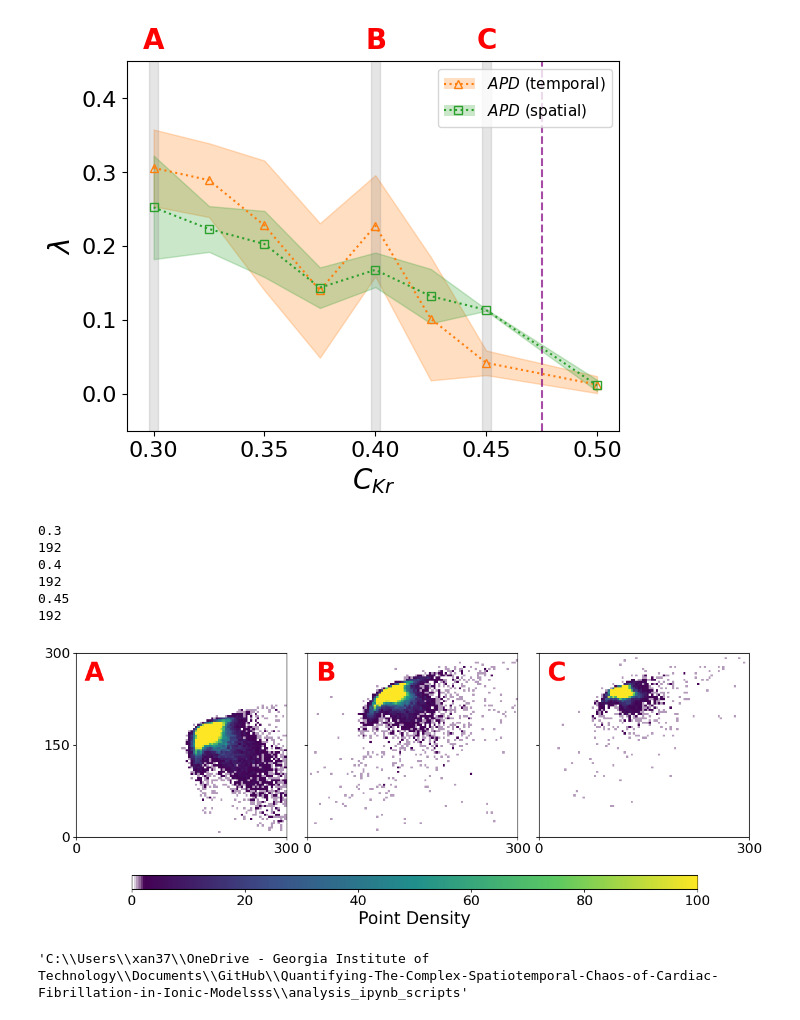
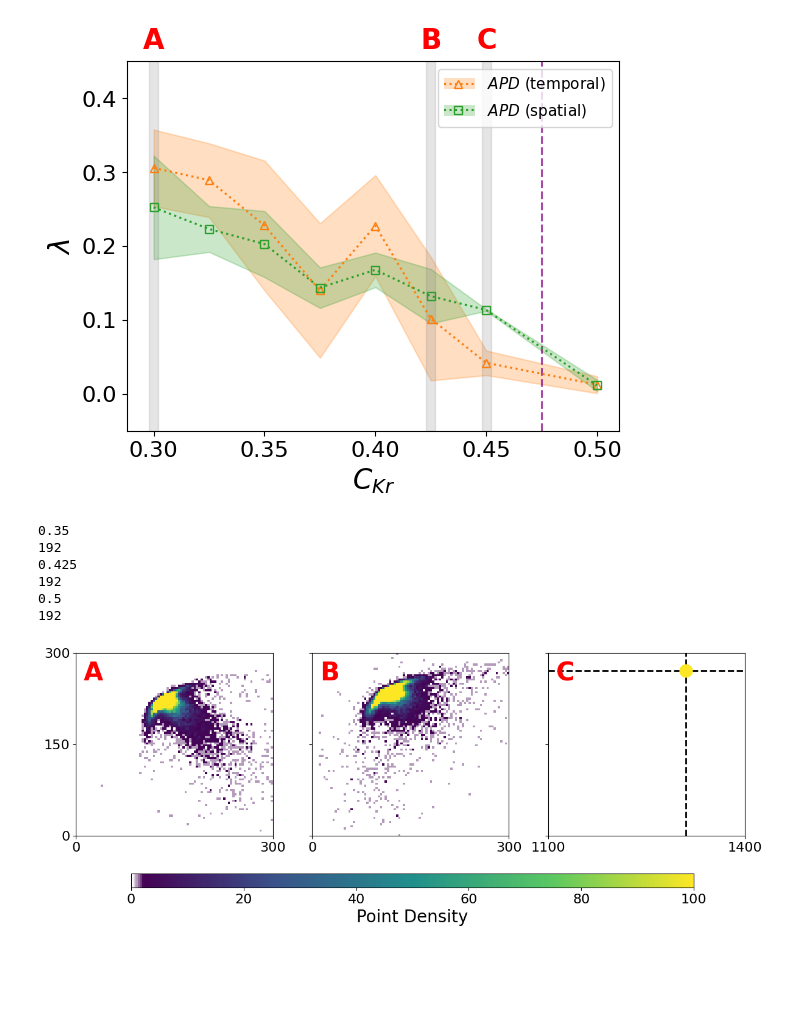
Before and after one commit to William-XiaodongAn/Quantifying-The-Complex-Spatiotemporal-Chaos-of-Cardiac-Fibrillation-in-Ionic-Models, a Jupyter notebook: analysis_ipynb_scripts/ovvr_plot.ipynb, the cells around one changed output. Cells and saved outputs as stored; diff of their text form; code cells hidden in the pictures; blank space fills up the shorter version.

```diff
--- a/analysis_ipynb_scripts/ovvr_plot.ipynb
+++ b/analysis_ipynb_scripts/ovvr_plot.ipynb
@@ -1060,7 +1141,7 @@ y_top = ylim[1]
 y_text = 1.02 * y_top  # 2% above top
 
 delta = (max(result_4_tau_r_list) - min(result_4_tau_r_list)) /  100# very narrow band width just to highlight the line
-for xval, label in zip([0.3,0.4  ,0.45], ['A', 'B', 'C']):
+for xval, label in zip([0.3,0.425  ,0.45], ['A', 'B', 'C']):
     plt.axvspan(xval - delta, xval + delta, color='gray', alpha=0.2)
     plt.text(xval, y_text, rf'$\mathbf{{{label}}}$', fontsize=20, ha='center', va='bottom',color='red')
 
@@ -1085,7 +1166,7 @@ spacer  = divider.append_axes("right", size=Size.Fixed(right_in), pad=0.0)
 spacer.axis("off")
 plt.savefig('result_ovvr.png', dpi=300,bbox_inches='tight')
 # %% [output]
-[figure, old version]
+[figure, new version]
 # %%
 # step = 1.6 not 3.2
 result_ovvr_uvw_list = []
@@ -1095,7 +1176,7 @@ result_ovvr_APD_list = []
 #result_3_tau_pw_list = [250,300,350,400,450]
 result_4_C_Na_list = [4]
 result_4_repeat_list = ['']
-result_4_C_CaL_list = [0.3,0.4,0.45]
+result_4_C_CaL_list = [0.35,0.425,0.5]
 
 for repeat_index,repeat in enumerate(result_4_repeat_list):
     result_ovvr_uvw_list.append([])
@@ -1116,11 +1197,11 @@ for repeat_index,repeat in enumerate(result_4_repeat_list):
             result_ovvr_uvw_list[repeat_index][tau_r_index].append(V)
             result_ovvr_APD_list[repeat_index][tau_r_index].append(APD[0]) # APD = [APD_u,APD_v]
 # %% [output]
-0.3
+0.35
 192
-0.4
+0.425
 192
-0.45
+0.5
 192
 # %%
 
@@ -1163,12 +1244,35 @@ fig, axes = plt.subplots(1, 3, figsize=(13.4, 5), subplot_kw={'projection': 'sca
 # Keep the last density object for the colorbar
 densities = []
 for idx, (ax, i) in enumerate(zip(axes, [0,1,2])):
+    if i != 2:
+        y, x = get_restitution2(result_ovvr_uvw_list[0][i][0][0],0.6)
+        title = r'$C_{Kr}$ = ' + str(result_4_C_CaL_list[i])
+        density = using_mpl_scatter_density(ax, x, y, 100, letters[idx], title)
+        densities.append(density)
+    else:
+        # Example fixed values (replace with your actual DI, APD)
+        y, x = get_restitution2(result_ovvr_uvw_list[0][i][0][0],0.6)
 
-    y, x = get_restitution2(result_ovvr_uvw_list[0][i][0][0],0.6)
-    title = r'$C_{Kr}$ = ' + str(result_4_C_CaL_list[i])
-    density = using_mpl_scatter_density(ax, x, y, 100, letters[idx], title)
-    densities.append(density)
+        DI_val, APD_val = sum(x)/len(x),sum(y)/len(y)
 
+        # dashed guides
+        ax.axhline(APD_val, color='black', linestyle='--', linewidth=2)
+        ax.axvline(DI_val, color='black', linestyle='--', linewidth=2)
+
+        # intersection marker
+        ax.plot(DI_val, APD_val, 'o', color='#fde724', markersize=15, label='Steady state')
+
+        # panel formatting
+        ax.set_aspect('auto')
+        ax.text(0.04, 0.96, letters[idx], transform=ax.transAxes, fontsize=30,
+                color='red', fontweight='bold', va='top', ha='left')
+        ax.set_xlim(0+1100, 300+1100)
+        ax.set_ylim(0, 300)
+        ax.set_xticks([0+1100, 300+1100])
+        ax.set_yticks([0, 150, 300])
+        ax.set_xlabel(r'DI')
+        ax.set_ylabel(r'APD')
+        ax.tick_params(axis='both', which='major', labelsize=16)
 
 # Add a single colorbar beneath all plots
 cbar = fig.colorbar(
@@ -1177,37 +1281,33 @@ cbar = fig.colorbar(
     orientation='horizontal',
     fraction=0.06,                   # relative size of colorbar
     pad=0.15,                        # space between subplots and colorbar
     aspect=40,                       # length vs. width ratio
 )
 cbar.set_label('Point Density', fontsize=20)
 cbar.ax.set_position([
     cbar.ax.get_position().x0 - 0.02,  # shift left (decrease this number more if needed)
     cbar.ax.get_position().y0,         # keep same vertical
     cbar.ax.get_position().width,      # same width
     cbar.ax.get_position().height      # same height
 ])
 cbar.ax.tick_params(labelsize=16)   # make colorbar tick labels bigger
 
 # remove per-axes labels
 for ax in axes:
     ax.set_xlabel('')
     ax.set_ylabel('')
 
 # only show y tick labels on the first subplot (optional, cleaner)
 for ax in axes[1:]:
     ax.set_yticklabels([])
 
 # big, shared labels
 #fig.supylabel('APD', fontsize=22, x=0.02,y=0.59)   # move a bit left so it clears the panels
 #fig.supxlabel('DI',  fontsize=22, y=0.15)   # raise if it clashes with the colorbar
 
 # give room for the colorbar + shared xlabel
-fig.subplots_adjust(wspace=0.1, hspace=0.0,bottom=0.28, left=0.08)  # tweak if needed
-plt.savefig('OVVR_rest_curve.png', dpi=300, bbox_inches='tight')
+fig.subplots_adjust(wspace=0.2, hspace=0.0,bottom=0.28, left=0.08)  # tweak if needed
+plt.savefig('ovvr_rest_curve.png', dpi=300, bbox_inches='tight')
 plt.show()
 # %% [output]
-[figure, old version]
+[figure, new version]
-# %%
-os.getcwd()
-# %% [output]
-'C:\\Users\\xan37\\OneDrive - Georgia Institute of Technology\\Documents\\GitHub\\Quantifying-The-Complex-Spatiotemporal-Chaos-of-Cardiac-Fibrillation-in-Ionic-Modelsss\\analysis_ipynb_scripts'
```
Also changed, not shown: parts of 2 cells of this notebook, 2 other files.
